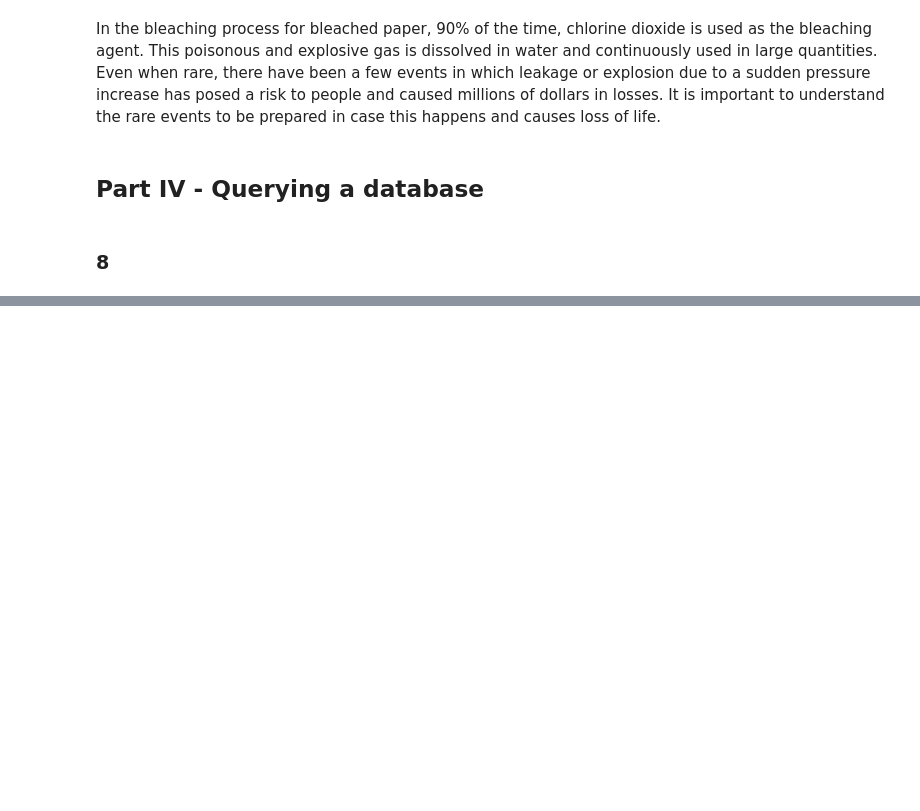
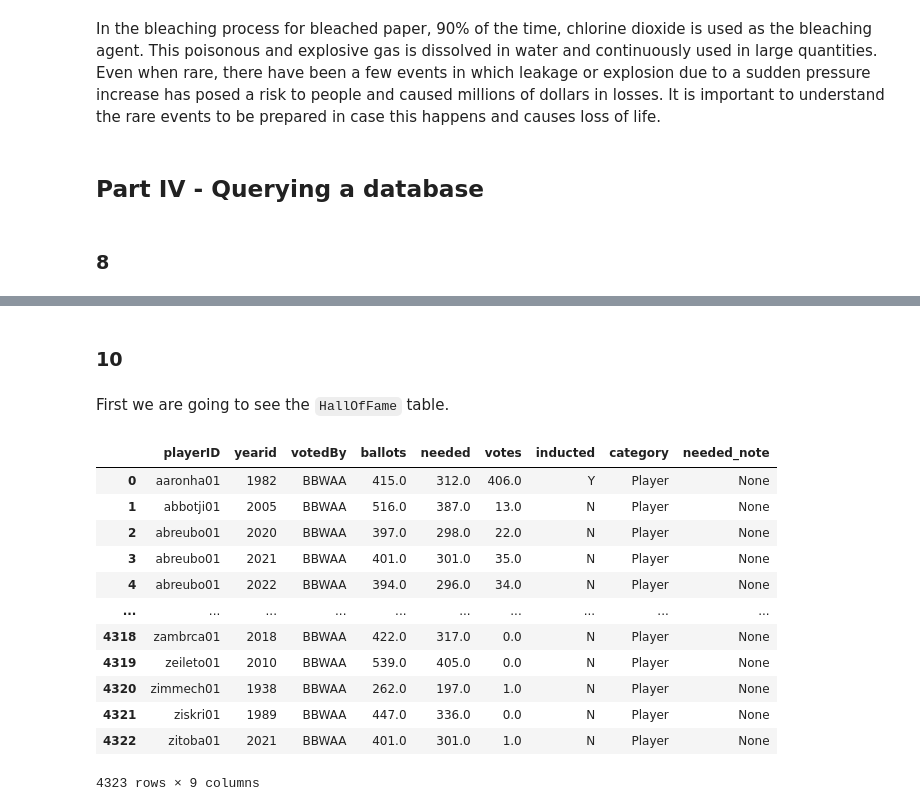
Before and after one commit to YefridC09/ST-554_Big_data_analysis, a Jupyter notebook: HW5_Yefrid__Cordoba.ipynb, the cells around one changed output, grey strips where cells are left out. Saved outputs shown, nothing was run; the diff lists cells and outputs as text; code cells hidden in the pictures; blank space fills up the shorter version.

```diff
--- a/HW5_Yefrid__Cordoba.ipynb
+++ b/HW5_Yefrid__Cordoba.ipynb
@@ -345,0 +412,21 @@ In the bleaching process for bleached paper, 90% of the time, chlorine dioxide i
+# %% [markdown]
+### 10
+# %% [markdown]
+First we are going to see the `HallOfFame` table.
+# %%
+#We use the function read_sql() to read the table
+pd.read_sql('SELECT * FROM HallOfFame', MLB)
+# %% [output]
+|  | playerID | yearid | votedBy | ballots | needed | votes | inducted | category | needed_note |
+| 0 | aaronha01 | 1982 | BBWAA | 415.0 | 312.0 | 406.0 | Y | Player | None |
+| 1 | abbotji01 | 2005 | BBWAA | 516.0 | 387.0 | 13.0 | N | Player | None |
+| 2 | abreubo01 | 2020 | BBWAA | 397.0 | 298.0 | 22.0 | N | Player | None |
+| 3 | abreubo01 | 2021 | BBWAA | 401.0 | 301.0 | 35.0 | N | Player | None |
+| 4 | abreubo01 | 2022 | BBWAA | 394.0 | 296.0 | 34.0 | N | Player | None |
+| ... | ... | ... | ... | ... | ... | ... | ... | ... | ... |
+| 4318 | zambrca01 | 2018 | BBWAA | 422.0 | 317.0 | 0.0 | N | Player | None |
+| 4319 | zeileto01 | 2010 | BBWAA | 539.0 | 405.0 | 0.0 | N | Player | None |
+| 4320 | zimmech01 | 1938 | BBWAA | 262.0 | 197.0 | 1.0 | N | Player | None |
+| 4321 | ziskri01 | 1989 | BBWAA | 447.0 | 336.0 | 0.0 | N | Player | None |
+| 4322 | zitoba01 | 2021 | BBWAA | 401.0 | 301.0 | 1.0 | N | Player | None |
+4323 rows × 9 columns
```
Also changed, not shown: parts of 8 cells of this notebook.
